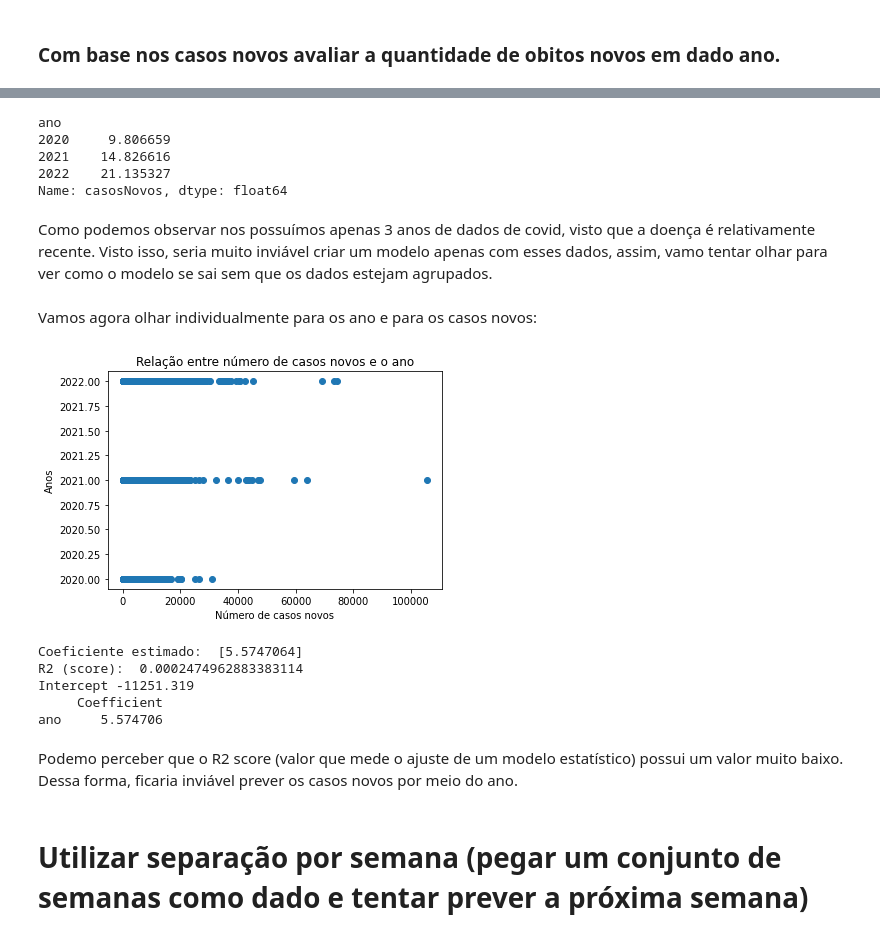
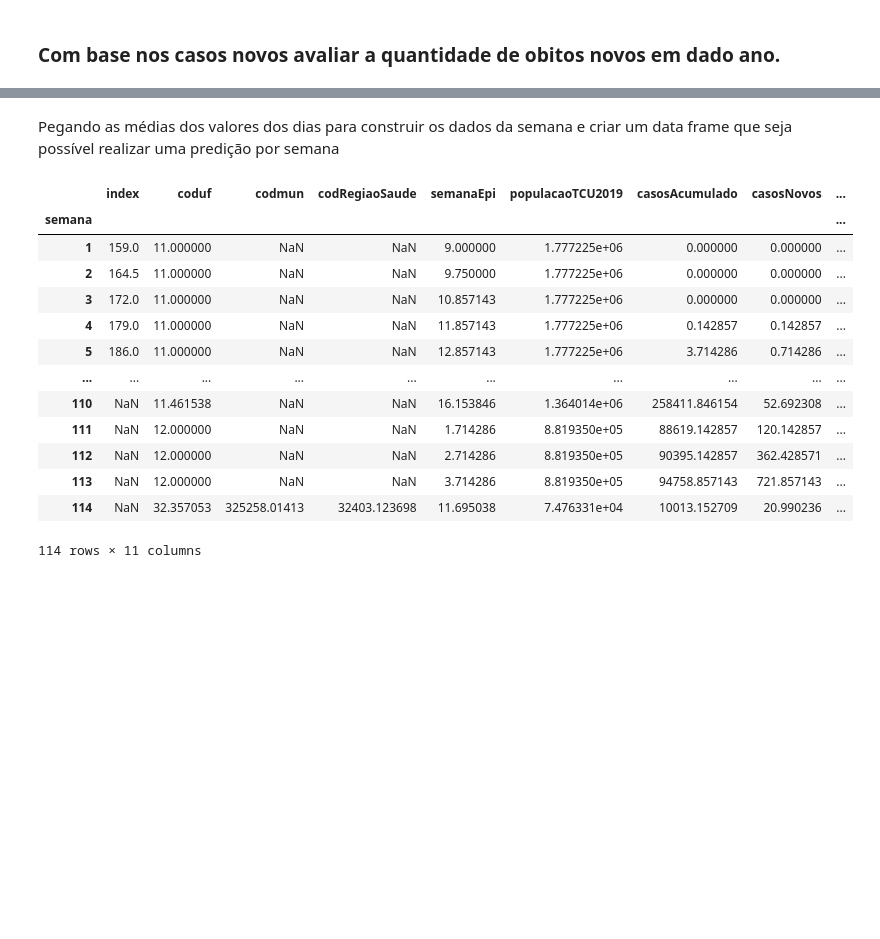
Before and after one commit to GabriellMiranda/TP-Dados-Analise-de-dados-de-covid, a Jupyter notebook: TP_Dados.ipynb, the cells around one changed output, grey strips where cells are left out. Cells and saved outputs as stored; diff of their text form; code cells hidden in the pictures; blank space fills up the shorter version.

Commit message:
Criação de um dataframe com um agrupamento por semana

```diff
--- a/TP_Dados.ipynb
+++ b/TP_Dados.ipynb
@@ -1516,0 +1502,2 @@ RegioesBrasilFull['ano'] = RegioesBrasilFull['data'].dt.year
+# %%
+dic = {'contador':1,'dia':[],'mes':[],'ano':[]}
@@ -1516,0 +1506,23 @@ RegioesBrasilFull['ano'] = RegioesBrasilFull['data'].dt.year
+# %%
+def valorSemana(dia,mes,ano,dic):
+  if ano not in dic['ano']:
+    dic['ano'].append(ano)
+    dic['mes'] = []
+
+  if mes not in dic['mes']:
+    dic['mes'].append(mes)
+    dic['dia'] = []
+
+  if dia%7 == 0 and dia not in dic['dia']:
+    dic['contador'] += 1
+    dic['dia'].append(dia)
+
+  return dic['contador']
+# %%
+def sepSemana(data,dic):
+  dia = data.day
+  mes = data.month
+  ano = data.year
+  return valorSemana(dia,mes,ano,dic)
+# %%
+RegioesBrasilFull['semana'] = RegioesBrasilFull['data'].apply(lambda x: sepSemana(x,dic))
@@ -1517,22 +1559,20 @@ RegioesBrasilFull['ano'] = RegioesBrasilFull['data'].dt.year
+# %% [markdown]
+Pegando as médias dos valores dos dias para construir os dados da semana e criar um data frame que seja possível realizar uma predição por semana
 # %%
-groupAno = RegioesBrasilFull.groupby('ano').mean()['casosNovos']
+df_semanas = RegioesBrasilFull.groupby('semana').mean()
+df_semanas
+# %% [output]
+|  | index | coduf | codmun | codRegiaoSaude | semanaEpi | populacaoTCU2019 | casosAcumulado | casosNovos | ... |
+| semana |  |  |  |  |  |  |  |  | ... |
+| 1 | 159.0 | 11.000000 | NaN | NaN | 9.000000 | 1.777225e+06 | 0.000000 | 0.000000 | ... |
+| 2 | 164.5 | 11.000000 | NaN | NaN | 9.750000 | 1.777225e+06 | 0.000000 | 0.000000 | ... |
+| 3 | 172.0 | 11.000000 | NaN | NaN | 10.857143 | 1.777225e+06 | 0.000000 | 0.000000 | ... |
+| 4 | 179.0 | 11.000000 | NaN | NaN | 11.857143 | 1.777225e+06 | 0.142857 | 0.142857 | ... |
+| 5 | 186.0 | 11.000000 | NaN | NaN | 12.857143 | 1.777225e+06 | 3.714286 | 0.714286 | ... |
+| ... | ... | ... | ... | ... | ... | ... | ... | ... | ... |
+| 110 | NaN | 11.461538 | NaN | NaN | 16.153846 | 1.364014e+06 | 258411.846154 | 52.692308 | ... |
+| 111 | NaN | 12.000000 | NaN | NaN | 1.714286 | 8.819350e+05 | 88619.142857 | 120.142857 | ... |
+| 112 | NaN | 12.000000 | NaN | NaN | 2.714286 | 8.819350e+05 | 90395.142857 | 362.428571 | ... |
+| 113 | NaN | 12.000000 | NaN | NaN | 3.714286 | 8.819350e+05 | 94758.857143 | 721.857143 | ... |
+| 114 | NaN | 32.357053 | 325258.01413 | 32403.123698 | 11.695038 | 7.476331e+04 | 10013.152709 | 20.990236 | ... |
+114 rows × 11 columns
-# %%
-groupAno
-# %% [output]
-ano
-2020     9.806659
-2021    14.826616
-2022    21.135327
-Name: casosNovos, dtype: float64
-# %% [markdown]
-Como podemos observar nos possuímos apenas 3 anos de dados de covid, visto que a doença é relativamente recente. Visto isso, seria muito inviável criar um modelo apenas com esses dados, assim, vamo tentar olhar para ver como o modelo se sai sem que os dados estejam agrupados.
-# %% [markdown]
-Vamos agora olhar individualmente para os ano e para os casos novos:
-# %%
-plt.scatter(RegioesBrasilFull.casosNovos, RegioesBrasilFull.ano)
-plt.xlabel('Número de casos novos')
-plt.ylabel('Anos')
-plt.title('Relação entre número de casos novos e o ano')
-plt.show()
-# %% [output]
-[figure, removed]
@@ -1556,12 +1578,0 @@ Y = RegioesBrasilFull['casosNovos']
-# %%
-regressao_linear(X,Y,['ano'])
-# %% [output]
-Coeficiente estimado:  [5.5747064]
-R2 (score):  0.0002474962883383114
-Intercept -11251.319
-     Coefficient
-ano     5.574706
-# %% [markdown]
-Podemo perceber que o R2 score (valor que mede o ajuste de um modelo estatístico) possui um valor muito baixo. Dessa forma, ficaria inviável prever os casos novos por meio do ano.
-# %% [markdown]
-# Utilizar separação por semana (pegar um conjunto de semanas como dado e tentar prever a próxima semana)
```
Also changed, not shown: parts of 22 cells of this notebook.
